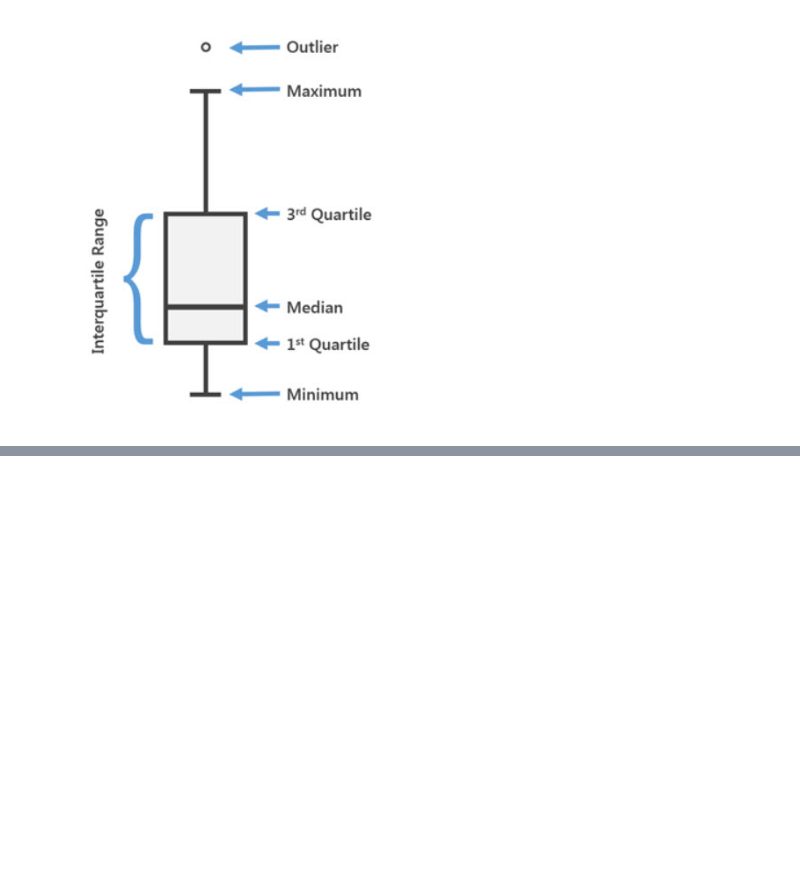
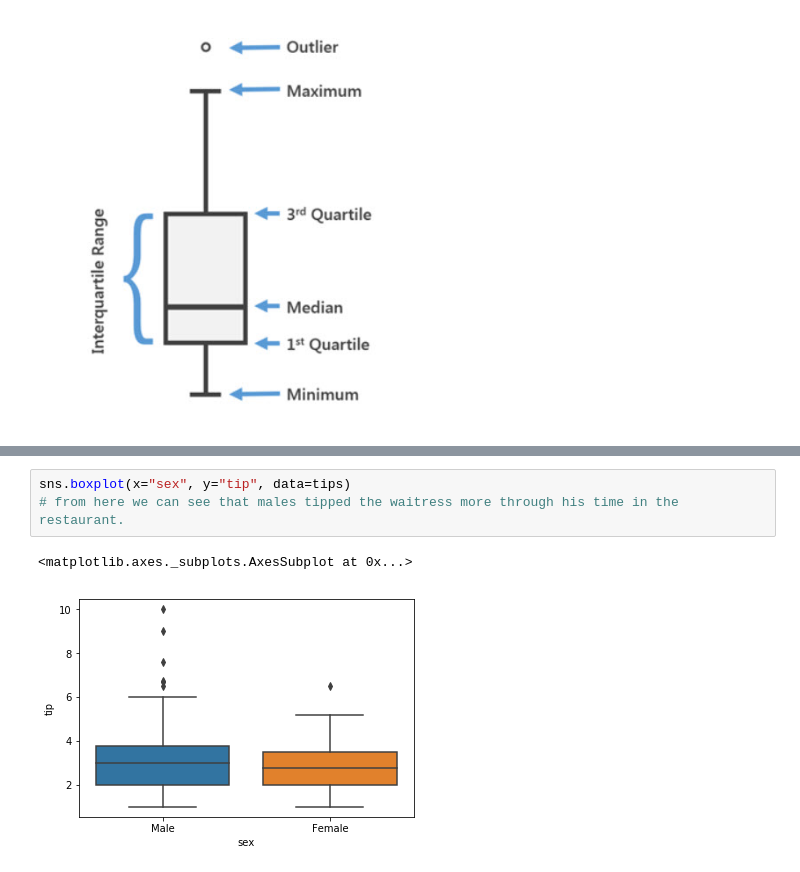
Before and after one commit to MartynaMisk/Boxplot, a Jupyter notebook: BoxplotsJupyter.ipynb, the cells around one changed output, grey strips where cells are left out. Saved outputs shown, nothing was run; the diff lists cells and outputs as text; blank space fills up the shorter version.

```diff
--- a/BoxplotsJupyter.ipynb
+++ b/BoxplotsJupyter.ipynb
@@ -72,0 +143,6 @@ https://www.inertia7.com/projects/3
+# %%
+sns.boxplot(x="sex", y="tip", data=tips)
+# from here we can see that males tipped the waitress more through his time in the restaurant.
+# %% [output]
+<matplotlib.axes._subplots.AxesSubplot at 0x...>
+[figure, added]
```
Also changed, not shown: parts of 30 cells of this notebook.
